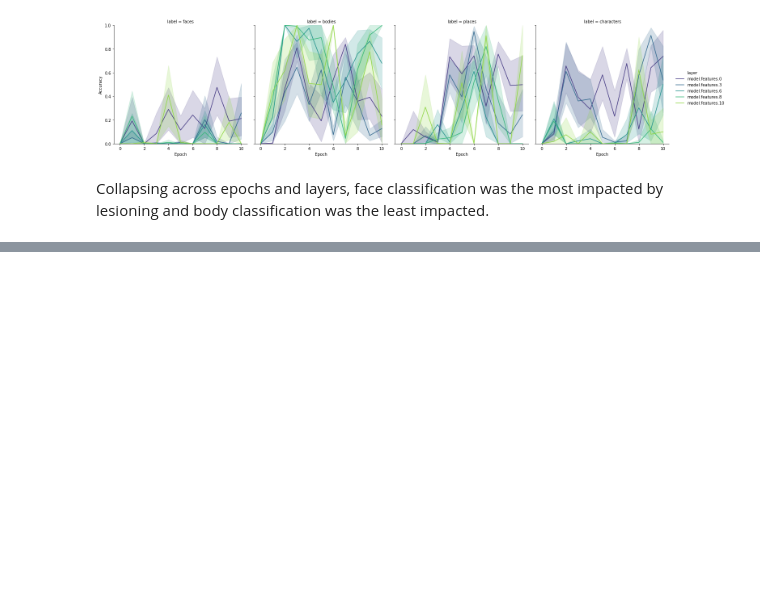
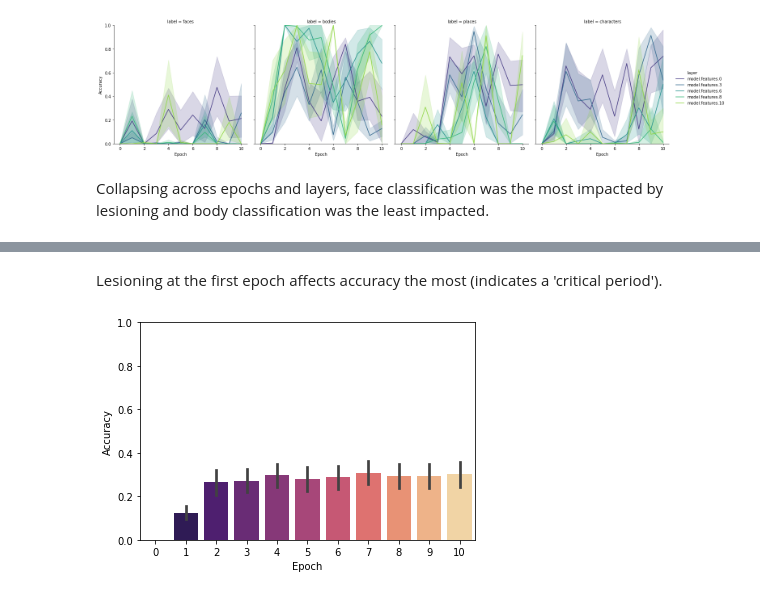
Before and after one commit to violetxi/PSYCH250FinalProject, a Jupyter notebook: writeup/writeup.ipynb, the cells around one changed output, grey strips where cells are left out. Cells and saved outputs as stored; diff of their text form; code cells hidden in the pictures; blank space fills up the shorter version.

```diff
--- a/writeup/writeup.ipynb
+++ b/writeup/writeup.ipynb
@@ -132,0 +143,10 @@ plt.show()
+# %% [markdown]
+Lesioning at the first epoch affects accuracy the most (indicates a 'critical period').
+# %%
+ax = sns.barplot(x="epoch",y="accuracy", palette = "magma", data=lesion_by_cat)
+ax.set(ylim = (0,1))
+ax.set(xlabel='Epoch', ylabel='Accuracy')
+ax.set(ylim = (0,1))
+plt.show()
+# %% [output]
+[figure, added]
```
Also changed, not shown: parts of 3 cells of this notebook.
